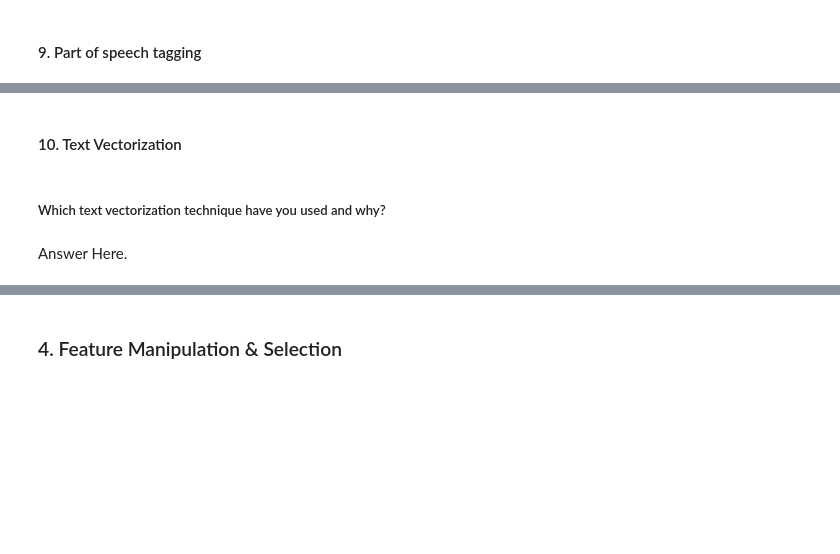
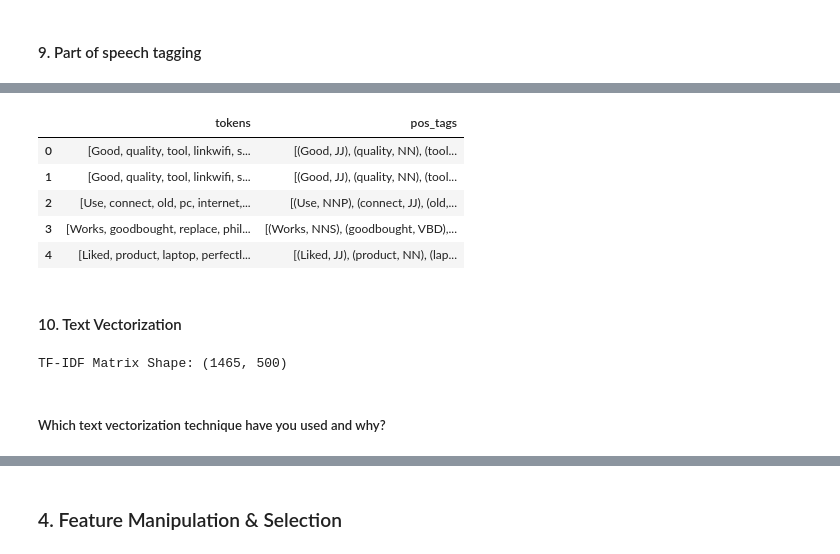
Before and after one commit to Sneha8126/ML---Unsupervised-Learning-Project, a Jupyter notebook: Sneha_copy_of_Sample_ML_Submission_Clustering_Template.ipynb, the cells around one changed output, grey strips where cells are left out. Drawn from its saved outputs; the diff is of its cells as text; code cells hidden in the pictures; blank space fills up the shorter version.

```diff
--- a/Sneha_copy_of_Sample_ML_Submission_Clustering_Template.ipynb
+++ b/Sneha_copy_of_Sample_ML_Submission_Clustering_Template.ipynb
@@ -1332,2 +1593,15 @@ Answer Here.
+# %%
+# POS Taging
+from nltk import pos_tag
+df['pos_tags'] = df['tokens'].apply(lambda x: pos_tag(x))
+
+df[['tokens', 'pos_tags']].head()
+# %% [output]
+|  | tokens | pos_tags |
+| 0 | [Good, quality, tool, linkwifi, s... | [(Good, JJ), (quality, NN), (tool... |
+| 1 | [Good, quality, tool, linkwifi, s... | [(Good, JJ), (quality, NN), (tool... |
+| 2 | [Use, connect, old, pc, internet,... | [(Use, NNP), (connect, JJ), (old,... |
+| 3 | [Works, goodbought, replace, phil... | [(Works, NNS), (goodbought, VBD),... |
+| 4 | [Liked, product, laptop, perfectl... | [(Liked, JJ), (product, NN), (lap... |
 # %% [markdown]
 #### 10. Text Vectorization
@@ -1336,4 +1608,18 @@ Answer Here.
+# %%
+# Vectorizing Text
+from sklearn.feature_extraction.text import TfidfVectorizer
+df['clean_text'] = df['lemmatized_text'].apply(lambda x: ' '.join(x))
+tfidf = TfidfVectorizer(max_features=500)
+
+tfidf_matrix = tfidf.fit_transform(df['clean_text'])
+tfidf_df = pd.DataFrame(
+    tfidf_matrix.toarray(),
+    columns=tfidf.get_feature_names_out()
+)
+
+tfidf_df.head()
+print("TF-IDF Matrix Shape:", tfidf_df.shape)
+# %% [output]
+TF-IDF Matrix Shape: (1465, 500)
 # %% [markdown]
 ##### Which text vectorization technique have you used and why?
-# %% [markdown]
-Answer Here.
```
Also changed, not shown: parts of 37 cells of this notebook.
